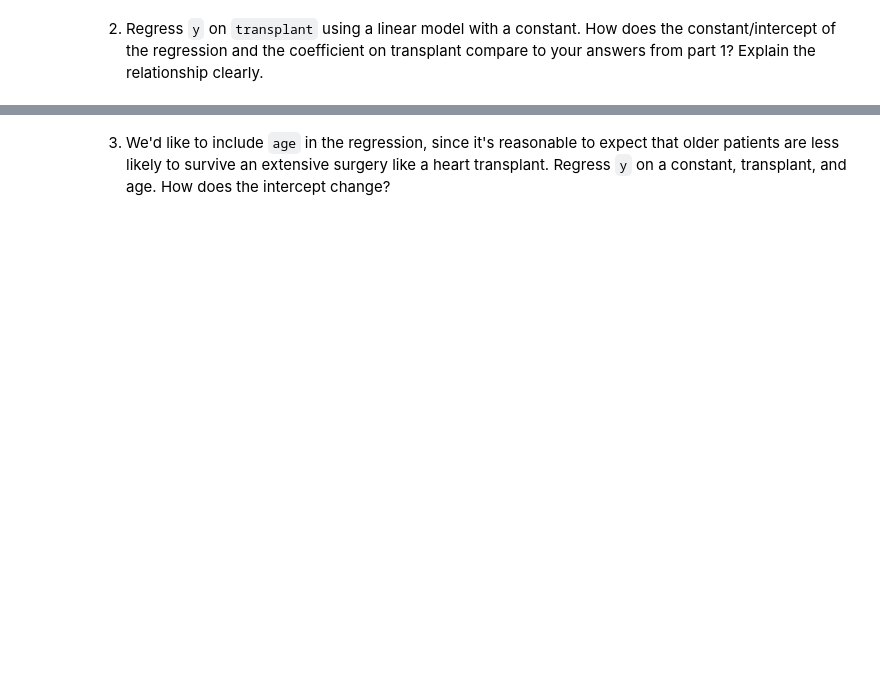
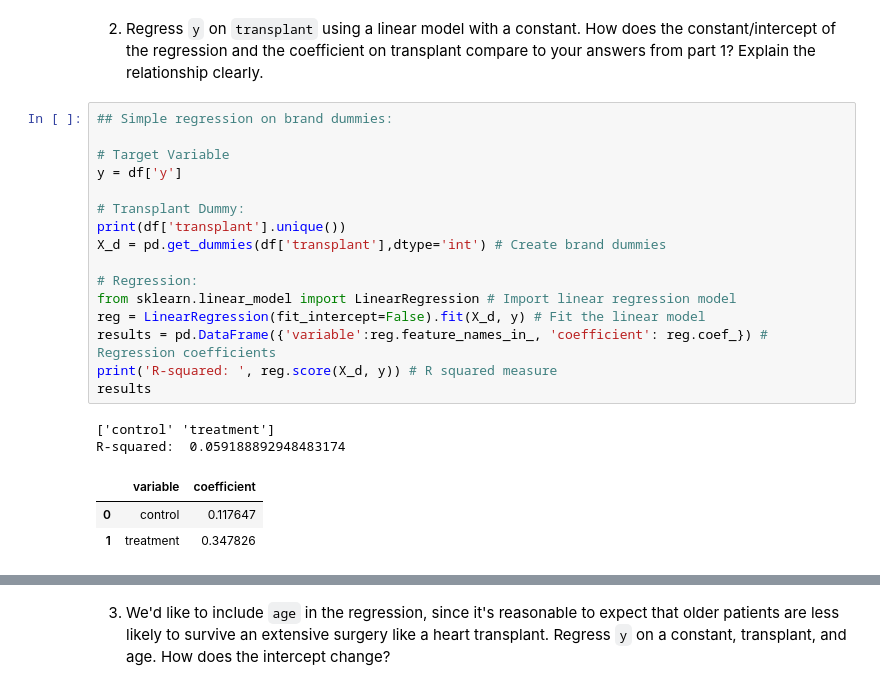
Before and after one commit to xec9cp/linear_models_assignment, a Jupyter notebook: assignment.ipynb, the cells around one changed output, grey strips where cells are left out. Drawn from its saved outputs; the diff is of its cells as text; blank space fills up the shorter version.

```diff
--- a/assignment.ipynb
+++ b/assignment.ipynb
@@ -169,2 +176,24 @@ pd.crosstab(df['transplant'], df['survived'])
 # %% [markdown]
 2. Regress `y` on `transplant` using a linear model with a constant. How does the constant/intercept of the regression and the coefficient on transplant compare to your answers from part 1? Explain the relationship clearly.
+# %%
+## Simple regression on brand dummies:
+
+# Target Variable
+y = df['y']
+
+# Transplant Dummy:
+print(df['transplant'].unique())
+X_d = pd.get_dummies(df['transplant'],dtype='int') # Create brand dummies
+
+# Regression:
+from sklearn.linear_model import LinearRegression # Import linear regression model
+reg = LinearRegression(fit_intercept=False).fit(X_d, y) # Fit the linear model
+results = pd.DataFrame({'variable':reg.feature_names_in_, 'coefficient': reg.coef_}) # Regression coefficients
+print('R-squared: ', reg.score(X_d, y)) # R squared measure
+results
+# %% [output]
+['control' 'treatment']
+R-squared:  0.059188892948483174
+|  | variable | coefficient |
+| 0 | control | 0.117647 |
+| 1 | treatment | 0.347826 |
```
Also changed, not shown: parts of 12 cells of this notebook.
